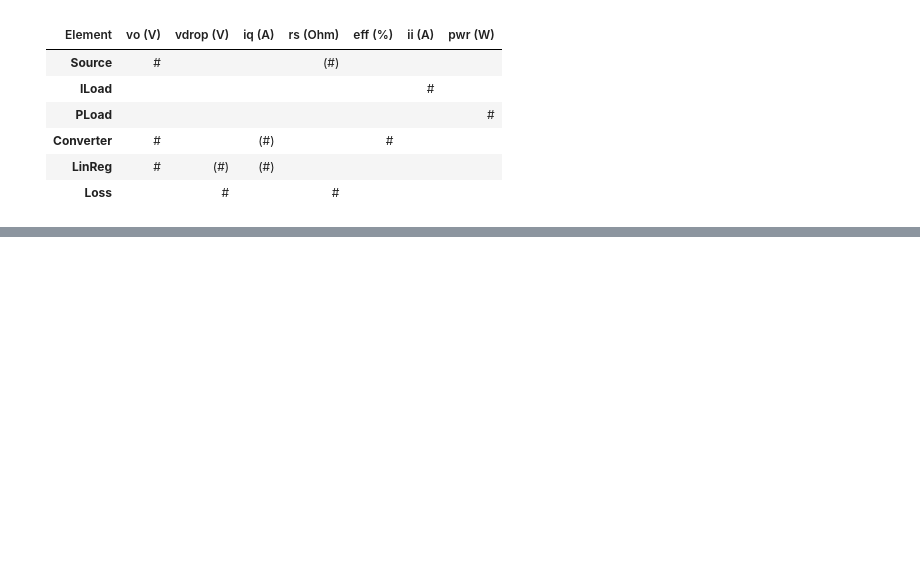
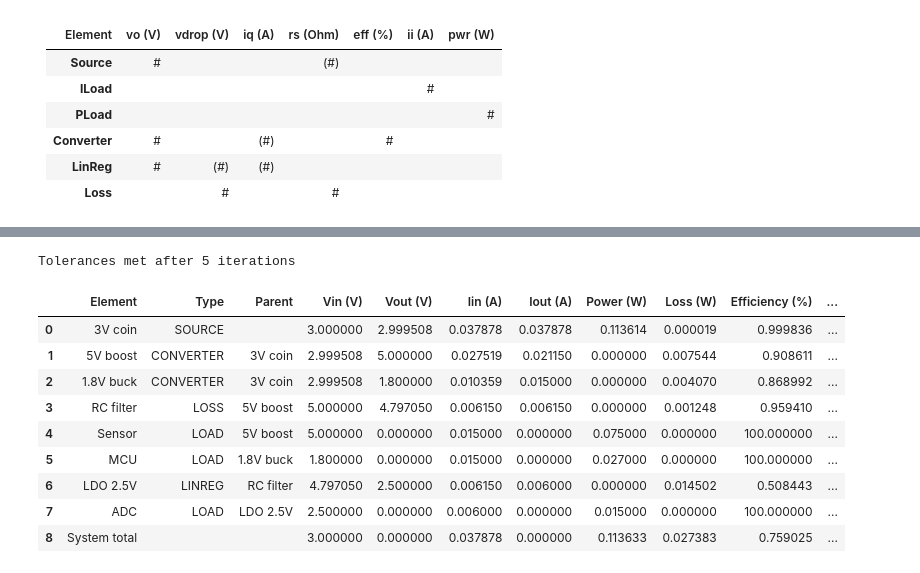
Before and after one commit to geddy11/tmp_sl, a Jupyter notebook: work/sysLoss.ipynb, the cells around one changed output, grey strips where cells are left out. Cells and saved outputs as stored; diff of their text form; code cells hidden in the pictures; blank space fills up the shorter version.

```diff
--- a/work/sysLoss.ipynb
+++ b/work/sysLoss.ipynb
@@ -554,0 +733,4 @@ True
+# %%
+case3 = System.from_file('test2.json')
+#case3 = system_from_file('test2.json')
+case3.g.attrs
@@ -554,0 +759,14 @@ True
+# %%
+case3.solve(quiet=False)
+# %% [output]
+Tolerances met after 5 iterations
+|  | Element | Type | Parent | Vin (V) | Vout (V) | Iin (A) | Iout (A) | Power (W) | Loss (W) | Efficiency (%) | ... |
+| 0 | 3V coin | SOURCE |  | 3.000000 | 2.999508 | 0.037878 | 0.037878 | 0.113614 | 0.000019 | 0.999836 | ... |
+| 1 | 5V boost | CONVERTER | 3V coin | 2.999508 | 5.000000 | 0.027519 | 0.021150 | 0.000000 | 0.007544 | 0.908611 | ... |
+| 2 | 1.8V buck | CONVERTER | 3V coin | 2.999508 | 1.800000 | 0.010359 | 0.015000 | 0.000000 | 0.004070 | 0.868992 | ... |
+| 3 | RC filter | LOSS | 5V boost | 5.000000 | 4.797050 | 0.006150 | 0.006150 | 0.000000 | 0.001248 | 0.959410 | ... |
+| 4 | Sensor | LOAD | 5V boost | 5.000000 | 0.000000 | 0.015000 | 0.000000 | 0.075000 | 0.000000 | 100.000000 | ... |
+| 5 | MCU | LOAD | 1.8V buck | 1.800000 | 0.000000 | 0.015000 | 0.000000 | 0.027000 | 0.000000 | 100.000000 | ... |
+| 6 | LDO 2.5V | LINREG | RC filter | 4.797050 | 2.500000 | 0.006150 | 0.006000 | 0.000000 | 0.014502 | 0.508443 | ... |
+| 7 | ADC | LOAD | LDO 2.5V | 2.500000 | 0.000000 | 0.006000 | 0.000000 | 0.015000 | 0.000000 | 100.000000 | ... |
+| 8 | System total |  |  | 3.000000 | 0.000000 | 0.037878 | 0.000000 | 0.113633 | 0.027383 | 0.759025 | ... |
```
Also changed, not shown: parts of 25 cells of this notebook, 6 other files.
